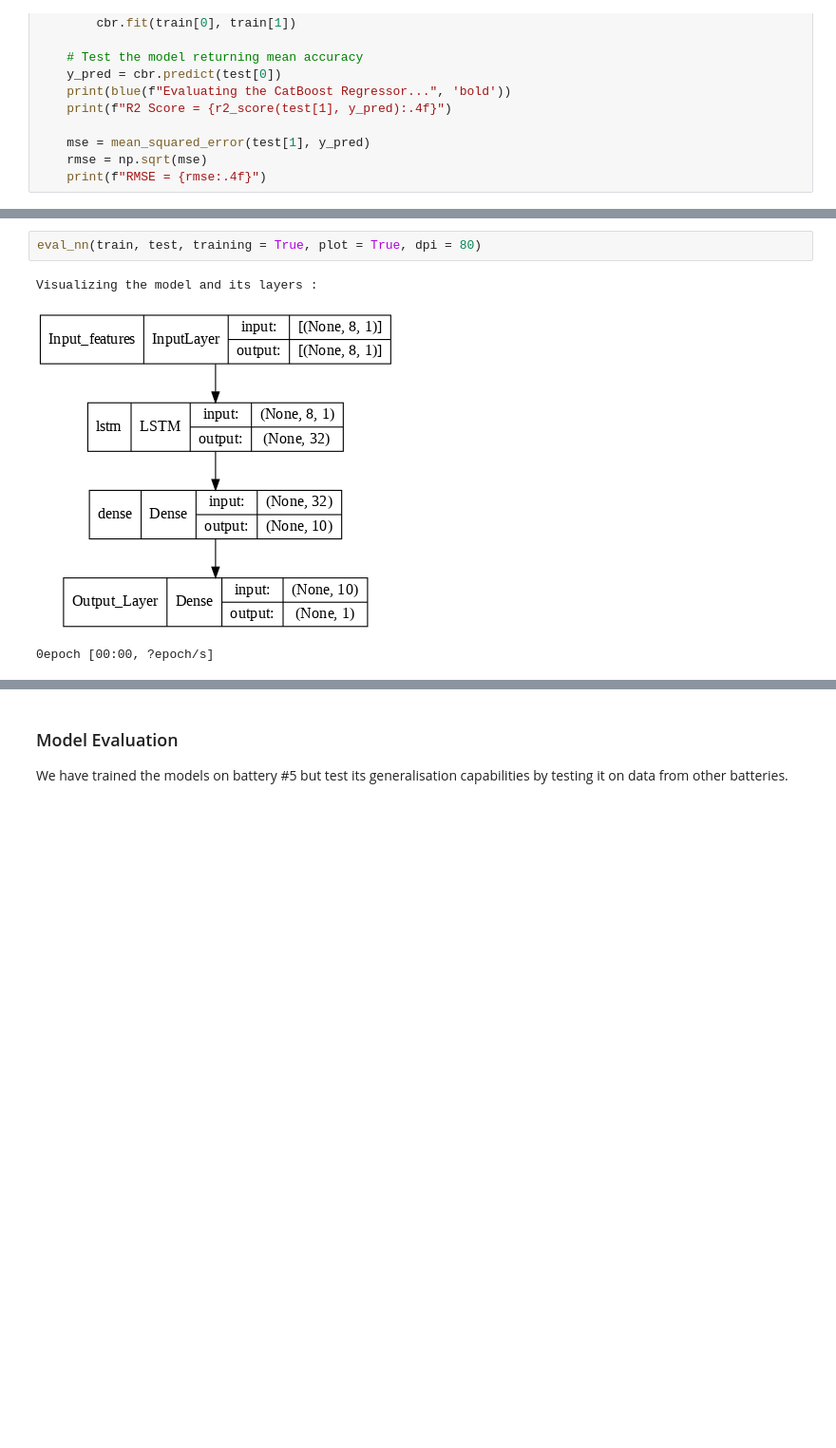
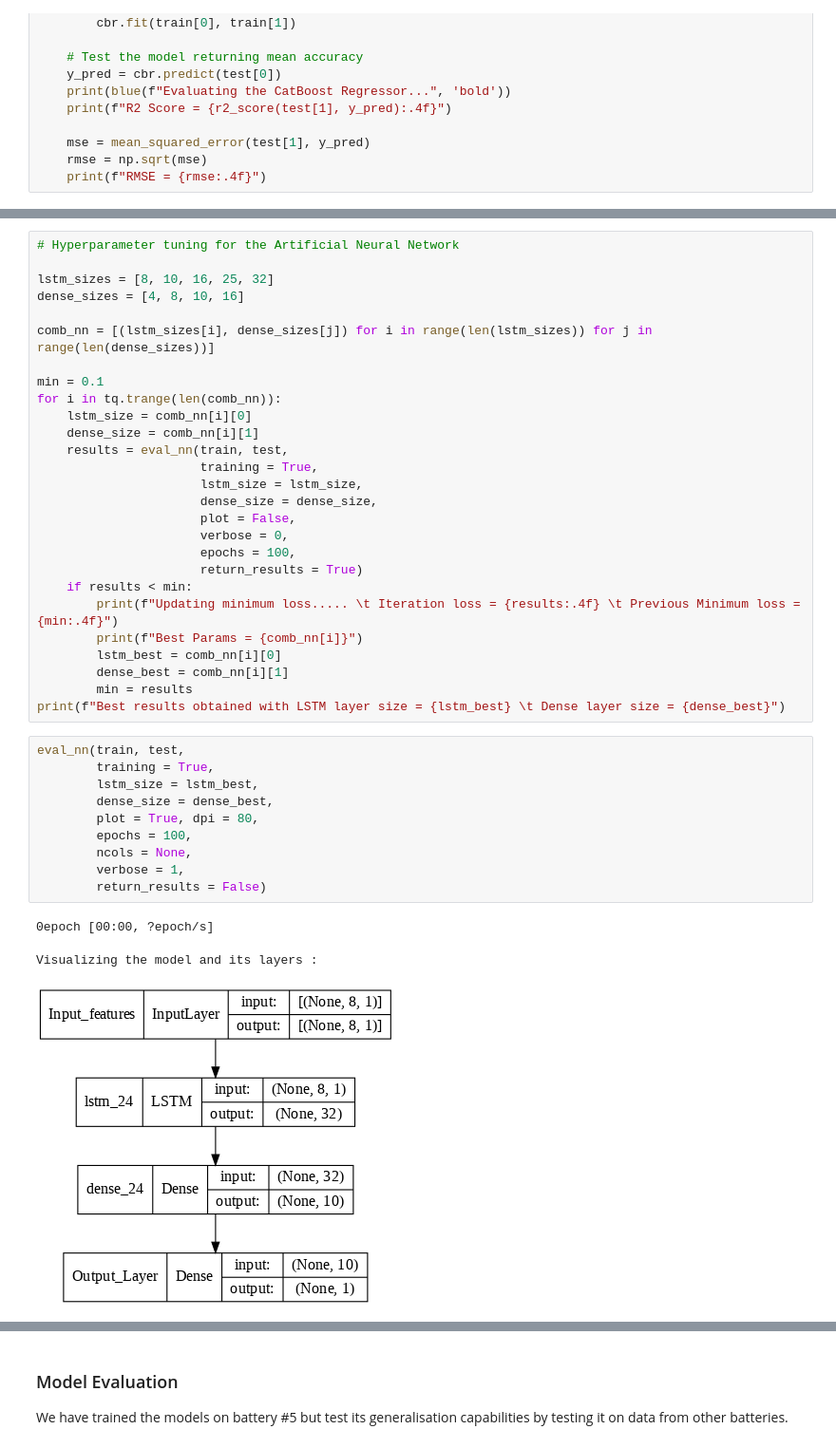
Before and after one commit to aweditya/ev-battery-degradation, a Jupyter notebook: src/Predicting RUL of EV Batteries.ipynb, the cells around one changed output, grey strips where cells are left out. Shown at 95% size. Saved outputs shown, nothing was run; the diff lists cells and outputs as text; blank space fills up the shorter version.

Commit message:
added ANN hyperparameter tuning, modified all ANN related functions

```diff
--- a/src/Predicting RUL of EV Batteries.ipynb
+++ b/src/Predicting RUL of EV Batteries.ipynb
@@ -1350,6 +1406,41 @@ def eval_nn(train, test, training = True, plot = True, dpi = 96, ncols = None):
+# %%
+# Hyperparameter tuning for the Artificial Neural Network
+
+lstm_sizes = [8, 10, 16, 25, 32]
+dense_sizes = [4, 8, 10, 16]
+
+comb_nn = [(lstm_sizes[i], dense_sizes[j]) for i in range(len(lstm_sizes)) for j in range(len(dense_sizes))]
+
+min = 0.1
+for i in tq.trange(len(comb_nn)):
+    lstm_size = comb_nn[i][0]
+    dense_size = comb_nn[i][1]
+    results = eval_nn(train, test,
+                      training = True,
+                      lstm_size = lstm_size,
+                      dense_size = dense_size,
+                      plot = False,
+                      verbose = 0,
+                      epochs = 100,
+                      return_results = True)
+    if results < min:
+        print(f"Updating minimum loss..... \t Iteration loss = {results:.4f} \t Previous Minimum loss = {min:.4f}")
+        print(f"Best Params = {comb_nn[i]}")
+        lstm_best = comb_nn[i][0]
+        dense_best = comb_nn[i][1]
+        min = results
+print(f"Best results obtained with LSTM layer size = {lstm_best} \t Dense layer size = {dense_best}")
 # %%
-eval_nn(train, test, training = True, plot = True, dpi = 80)
+eval_nn(train, test,
+        training = True,
+        lstm_size = lstm_best,
+        dense_size = dense_best,
+        plot = True, dpi = 80,
+        epochs = 100,
+        ncols = None,
+        verbose = 1,
+        return_results = False)
 # %% [output]
-Visualizing the model and its layers :
+0epoch [00:00, ?epoch/s]
+Visualizing the model and its layers :
-[figure, old version]
+[figure, new version]
-0epoch [00:00, ?epoch/s]
```
Also changed, not shown: parts of 7 cells of this notebook.
